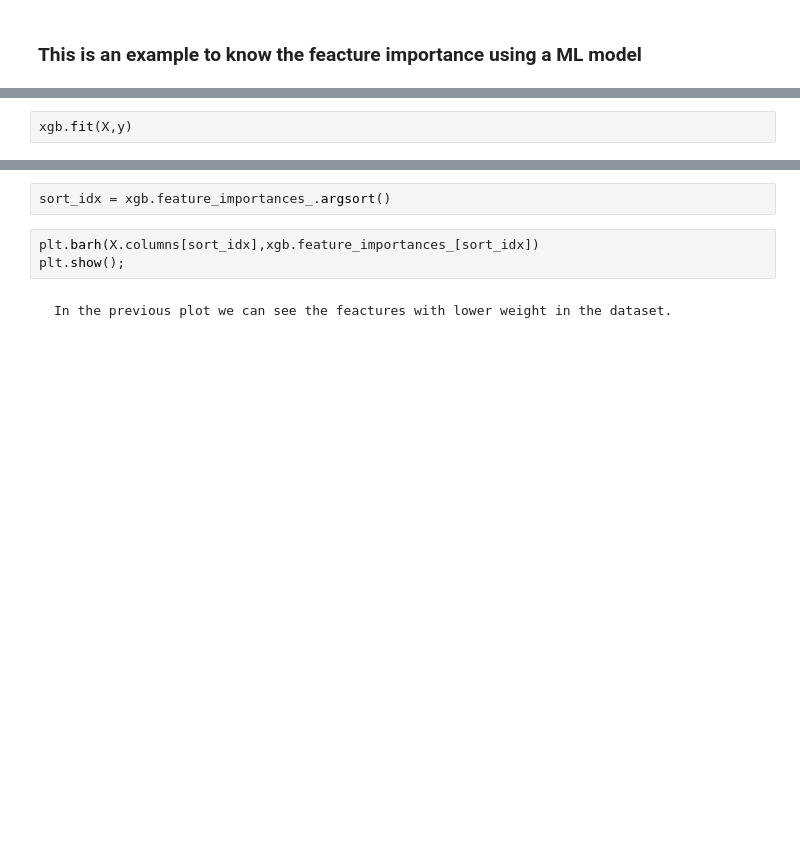
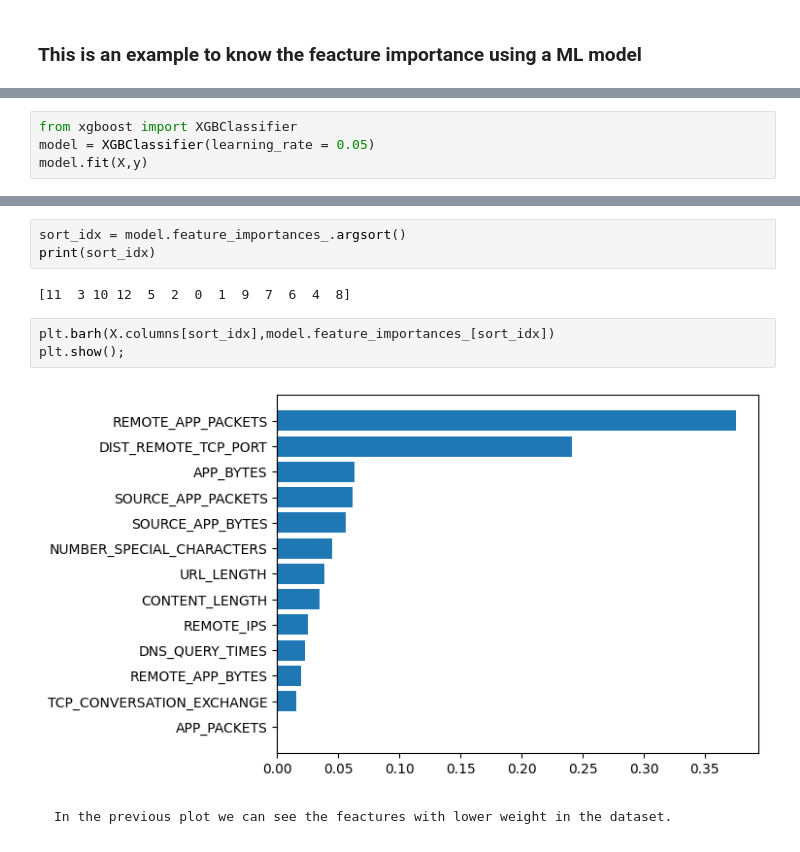
Before and after one commit to nadiastoyanova/lab-supervised-learning-en, a Jupyter notebook: your-code/main.ipynb, the cells around one changed output, grey strips where cells are left out. Drawn from its saved outputs; the diff is of its cells as text; blank space fills up the shorter version.

```diff
--- a/your-code/main.ipynb
+++ b/your-code/main.ipynb
@@ -96,4 +184,6 @@ We provide some general directions for you to consult in order to complete this
 X = websites._get_numeric_data().drop('Type', axis=1)
 y = websites.Type
-# %%
-xgb.fit(X,y)
+# %%
+from xgboost import XGBClassifier
+model = XGBClassifier(learning_rate = 0.05)
+model.fit(X,y)
@@ -100,8 +202,13 @@ xgb.fit(X,y)
 # %%
-sort_idx = xgb.feature_importances_.argsort()
+sort_idx = model.feature_importances_.argsort()
+print(sort_idx)
+# %% [output]
+[11  3 10 12  5  2  0  1  9  7  6  4  8]
 # %%
-plt.barh(X.columns[sort_idx],xgb.feature_importances_[sort_idx])
+plt.barh(X.columns[sort_idx],model.feature_importances_[sort_idx])
 plt.show();
+# %% [output]
+[figure, added]
 # %% [markdown]
     In the previous plot we can see the feactures with lower weight in the dataset.
 # %% [markdown]
```
Also changed, not shown: parts of 11 cells of this notebook.
